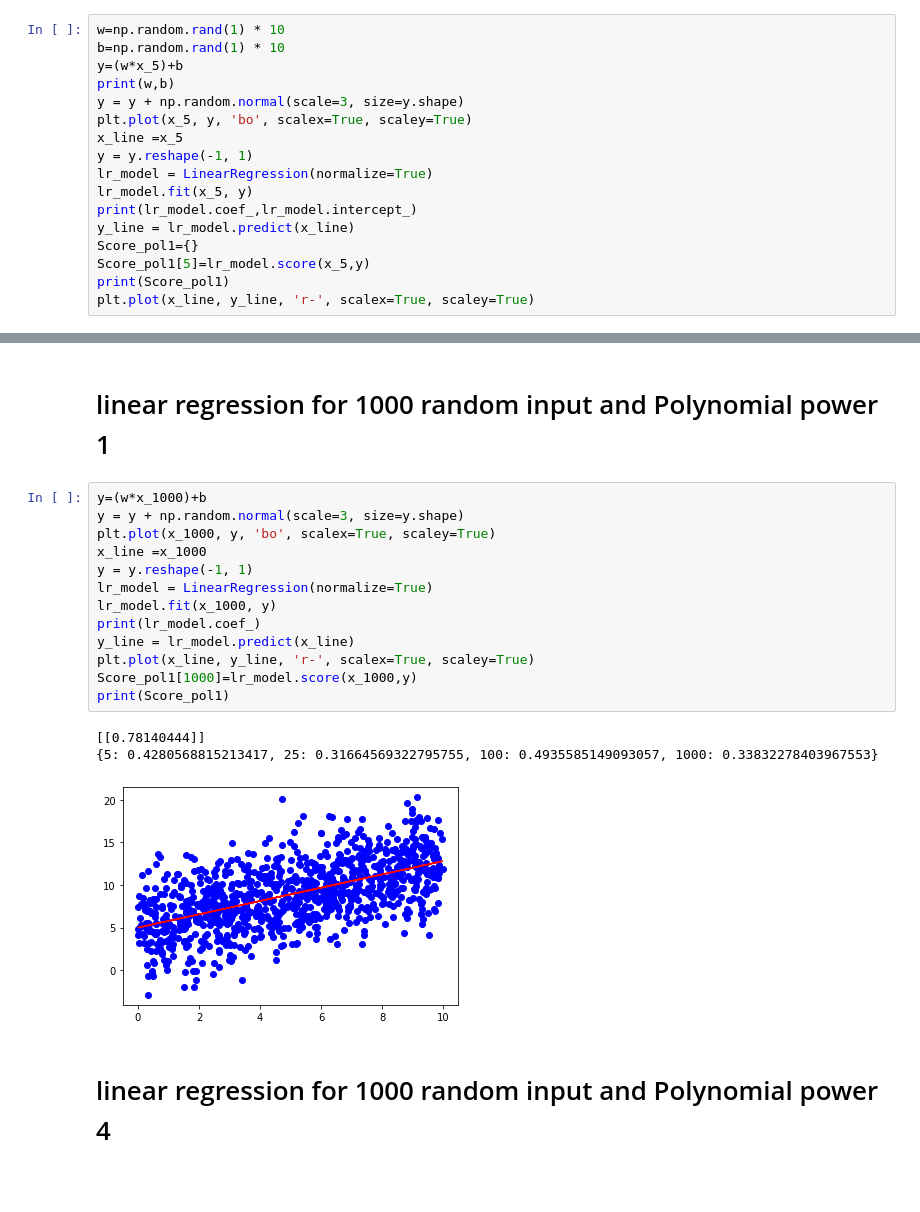
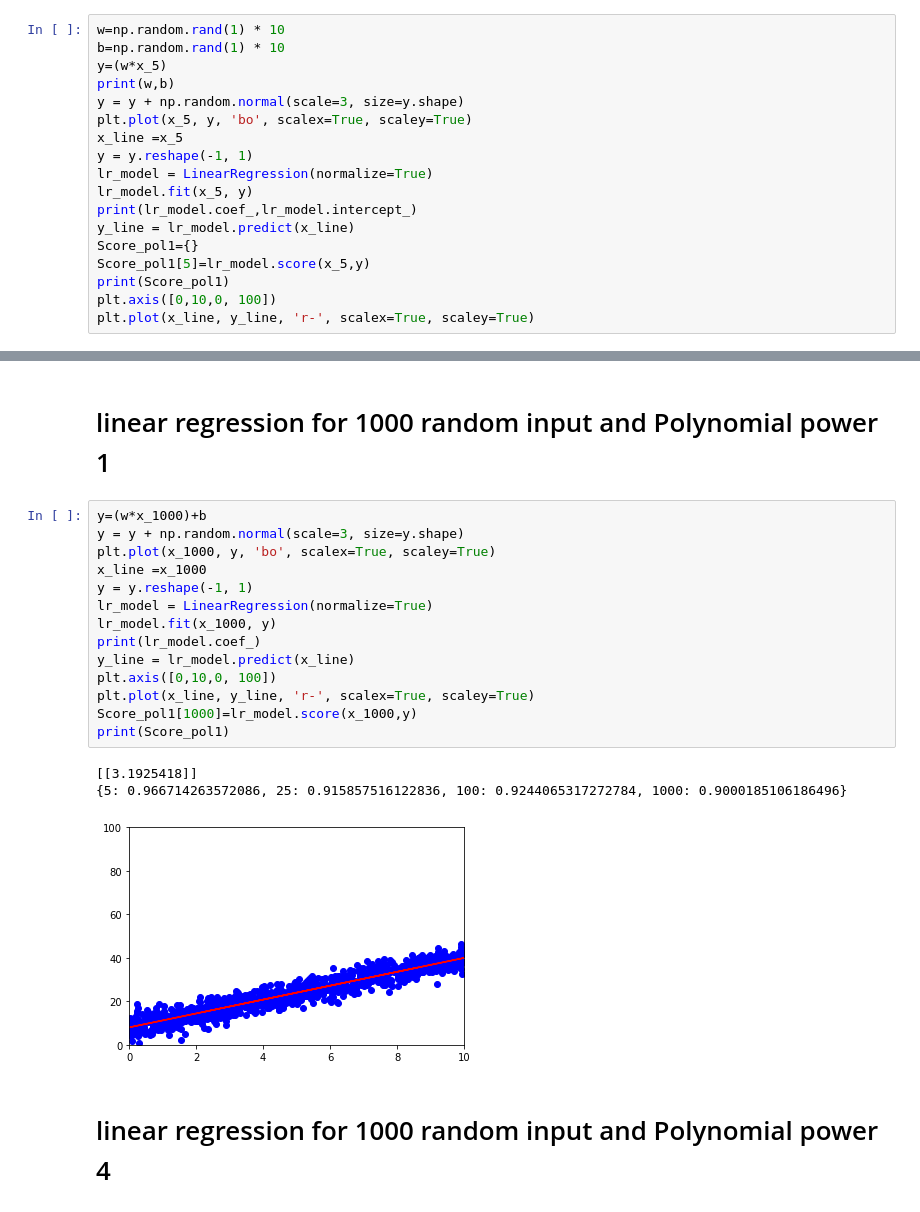
Before and after one commit to FatemeMarzani/ML_course, a Jupyter notebook: Assessments/Assessment1_LinearRegression.ipynb, the cells around one changed output, grey strips where cells are left out. Cells and saved outputs as stored; diff of their text form; blank space fills up the shorter version.

Commit message:
edit polynomial plots

```diff
--- a/Assessments/Assessment1_LinearRegression.ipynb
+++ b/Assessments/Assessment1_LinearRegression.ipynb
@@ -22,7 +22,7 @@ def MSE(y,h):
 # %%
 w=np.random.rand(1) * 10
 b=np.random.rand(1) * 10
-y=(w*x_5)+b
+y=(w*x_5)
 print(w,b)
 y = y + np.random.normal(scale=3, size=y.shape)
 plt.plot(x_5, y, 'bo', scalex=True, scaley=True)
@@ -35,5 +35,6 @@ y_line = lr_model.predict(x_line)
 Score_pol1={}
 Score_pol1[5]=lr_model.score(x_5,y)
 print(Score_pol1)
+plt.axis([0,10,0, 100])
 plt.plot(x_line, y_line, 'r-', scalex=True, scaley=True)
 # %% [output]
@@ -229,20 +241,21 @@ print(Score_pol16)
 # %%
 y=(w*x_1000)+b
 y = y + np.random.normal(scale=3, size=y.shape)
 plt.plot(x_1000, y, 'bo', scalex=True, scaley=True)
 x_line =x_1000
 y = y.reshape(-1, 1)
 lr_model = LinearRegression(normalize=True)
 lr_model.fit(x_1000, y)
 print(lr_model.coef_)
 y_line = lr_model.predict(x_line)
+plt.axis([0,10,0, 100])
 plt.plot(x_line, y_line, 'r-', scalex=True, scaley=True)
 Score_pol1[1000]=lr_model.score(x_1000,y)
 print(Score_pol1)
 # %% [output]
-[[0.78140444]]
-{5: 0.4280568815213417, 25: 0.31664569322795755, 100: 0.4935585149093057, 1000: 0.33832278403967553}
+[[3.1925418]]
+{5: 0.966714263572086, 25: 0.915857516122836, 100: 0.9244065317272784, 1000: 0.9000185106186496}
-[figure, old version]
+[figure, new version]
 # %% [markdown]
 # linear regression for 1000 random input and Polynomial power 4
 # %%
```
Also changed, not shown: parts of 13 cells of this notebook.
